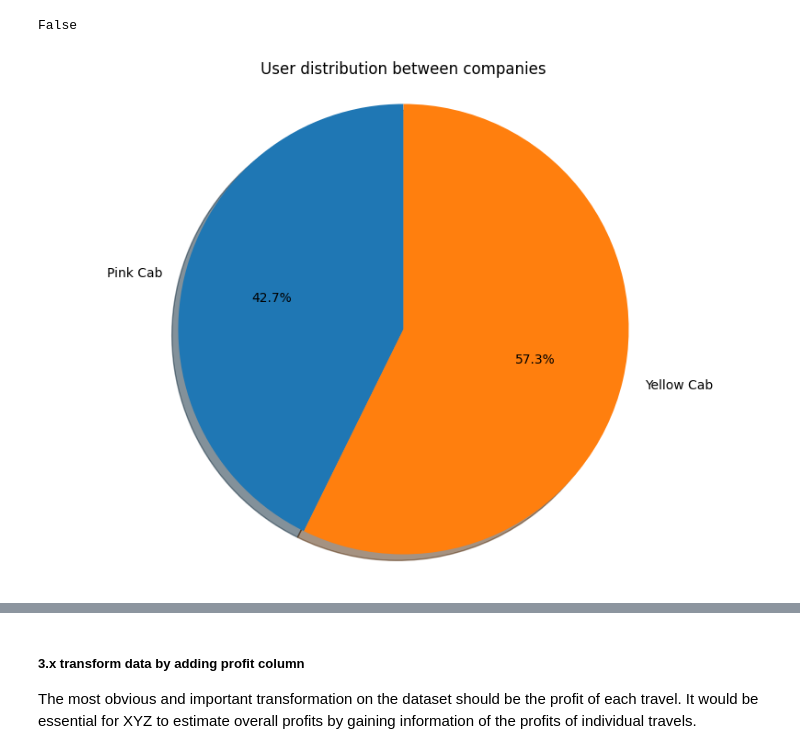
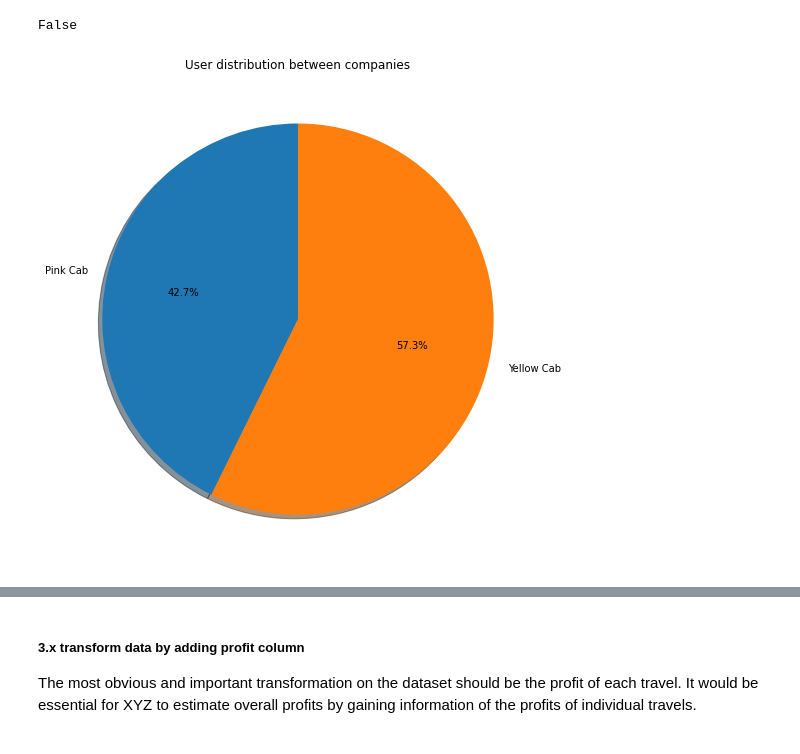
Before and after one commit to JeffLiu114514/Data-Glacier-Virtual-Internship, a Jupyter notebook: Week2_3/EDA.ipynb, the cells around one changed output, grey strips where cells are left out. Drawn from its saved outputs; the diff is of its cells as text; code cells hidden in the pictures.

```diff
--- a/Week2_3/EDA.ipynb
+++ b/Week2_3/EDA.ipynb
@@ -162,14 +162,10 @@ company['Users'] = pd.to_numeric(company['Users'].str.strip().str.replace(',', '
 # %%
 # plot
 user = company.groupby('Company').Users
 user = user.mean()
-labs = user.index
-vals = user.values
-figp, axp = plt.subplots(figsize=(10,7))
-axp.pie(vals , labels=['Pink Cab', 'Yellow Cab'], autopct='%1.1f%%',shadow=True, startangle=90,)
-axp.axis('equal')
-
+figp, axp = plt.subplots(figsize=(16,9))
+axp.pie(user.values , labels=['Pink Cab', 'Yellow Cab'], autopct='%1.1f%%',shadow=True, startangle=90,)
 plt.title('User distribution between companies')
 plt.show()
 # %% [output]
-[figure, old version]
+[figure, new version]
```
Also changed, not shown: parts of 23 cells of this notebook, 1 other file.
